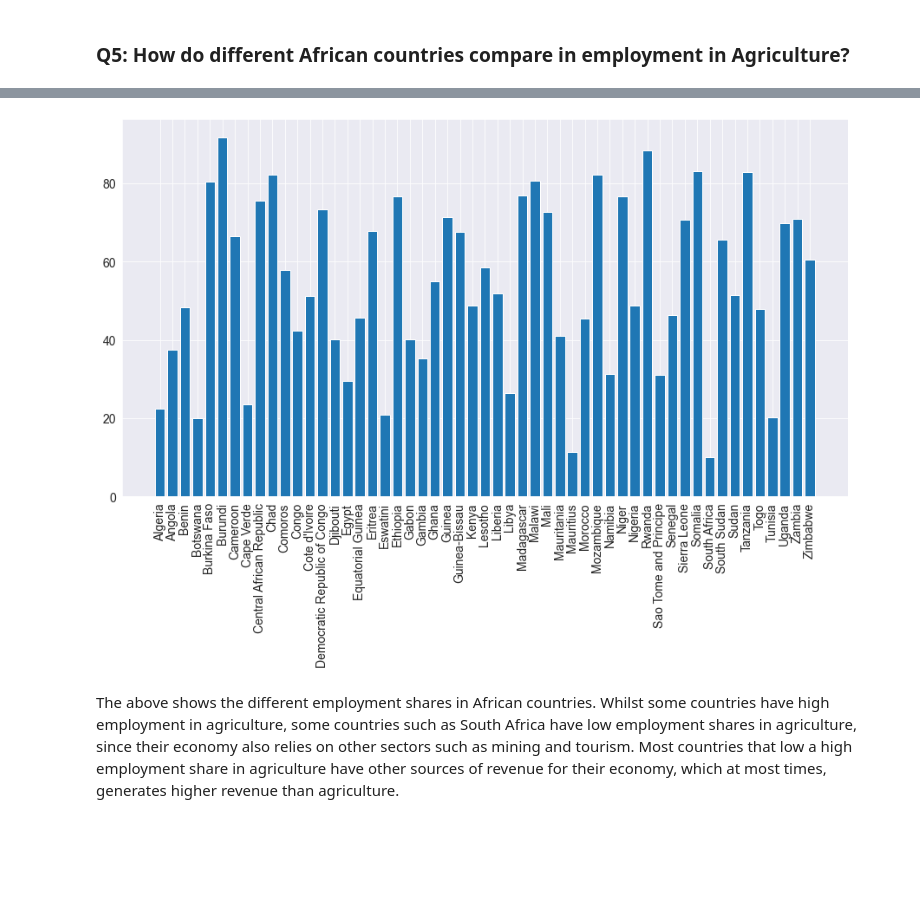
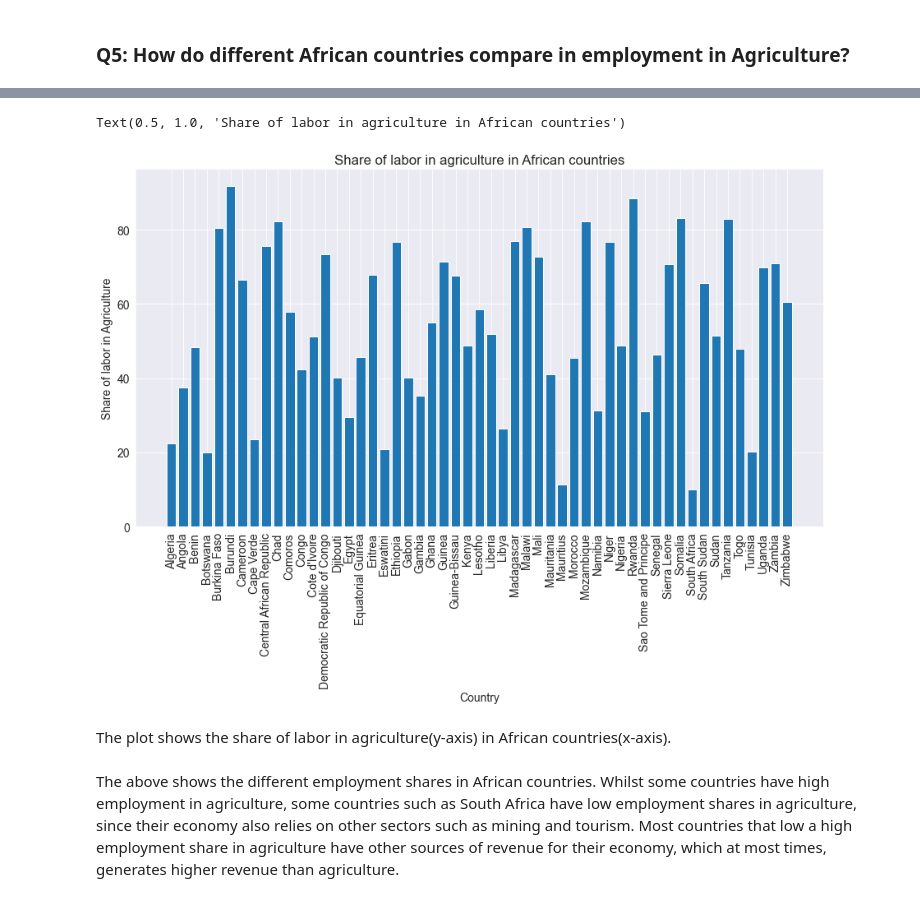
Before and after one commit to Addyzee/Jovian-Data-Analysis-with-Python, a Jupyter notebook: 14- zerotopandas-course-project-starter/zerotopandas-course-project-starter-v-20/labor-in-agriculture.ipynb, the cells around one changed output, grey strips where cells are left out. Saved outputs shown, nothing was run; the diff lists cells and outputs as text; code cells hidden in the pictures; blank space fills up the shorter version.

```diff
--- a/14- zerotopandas-course-project-starter/zerotopandas-course-project-starter-v-20/labor-in-agriculture.ipynb
+++ b/14- zerotopandas-course-project-starter/zerotopandas-course-project-starter-v-20/labor-in-agriculture.ipynb
@@ -335,5 +451,7 @@ plt.xticks(rotation=90);
 # %%
 def plotyear(year, countries):
+    plt.xlabel('Country')
+    plt.ylabel('Share of labor in Agriculture')
     plt.bar((alllabor[alllabor.Year==year][alllabor.Entity.isin(countries)].Entity), height=(alllabor[alllabor.Year==year][alllabor.Entity.isin(countries)].share_employed_agri))
     plt.xticks(rotation=90);
 # %% [markdown]
@@ -615,8 +784,12 @@ continents.T
 | Entity | [Algeria, Angola, Benin, Botswana... | [Antarctica, Bouvet Island, Frenc... | [Abkhazia, Afghanistan, Akrotiri ... | [Albania, Andorra, Austria, Austr... | [Anguilla, Antigua and Barbuda, A... | [American Samoa, Australia, Cook ... | [Argentina, Bolivia, Brazil, Chil... |
 # %%
 plotyear(2000,list(continents.Entity.Africa));
+plt.title('Share of labor in agriculture in African countries')
 # %% [output]
+Text(0.5, 1.0, 'Share of labor in agriculture in African countries')
-[figure, old version]
+[figure, new version]
+# %% [markdown]
+The plot shows the share of labor in agriculture(y-axis) in African countries(x-axis).
 # %% [markdown]
 The above shows the different employment shares in African countries. Whilst some countries have high employment in agriculture, some countries such as South Africa have low employment shares in agriculture, since their economy also relies on other sectors such as mining and tourism. Most countries that low a high employment share in agriculture have other sources of revenue for their economy, which at most times, generates higher revenue than agriculture.
 # %%
```
Also changed, not shown: parts of 31 cells of this notebook.
